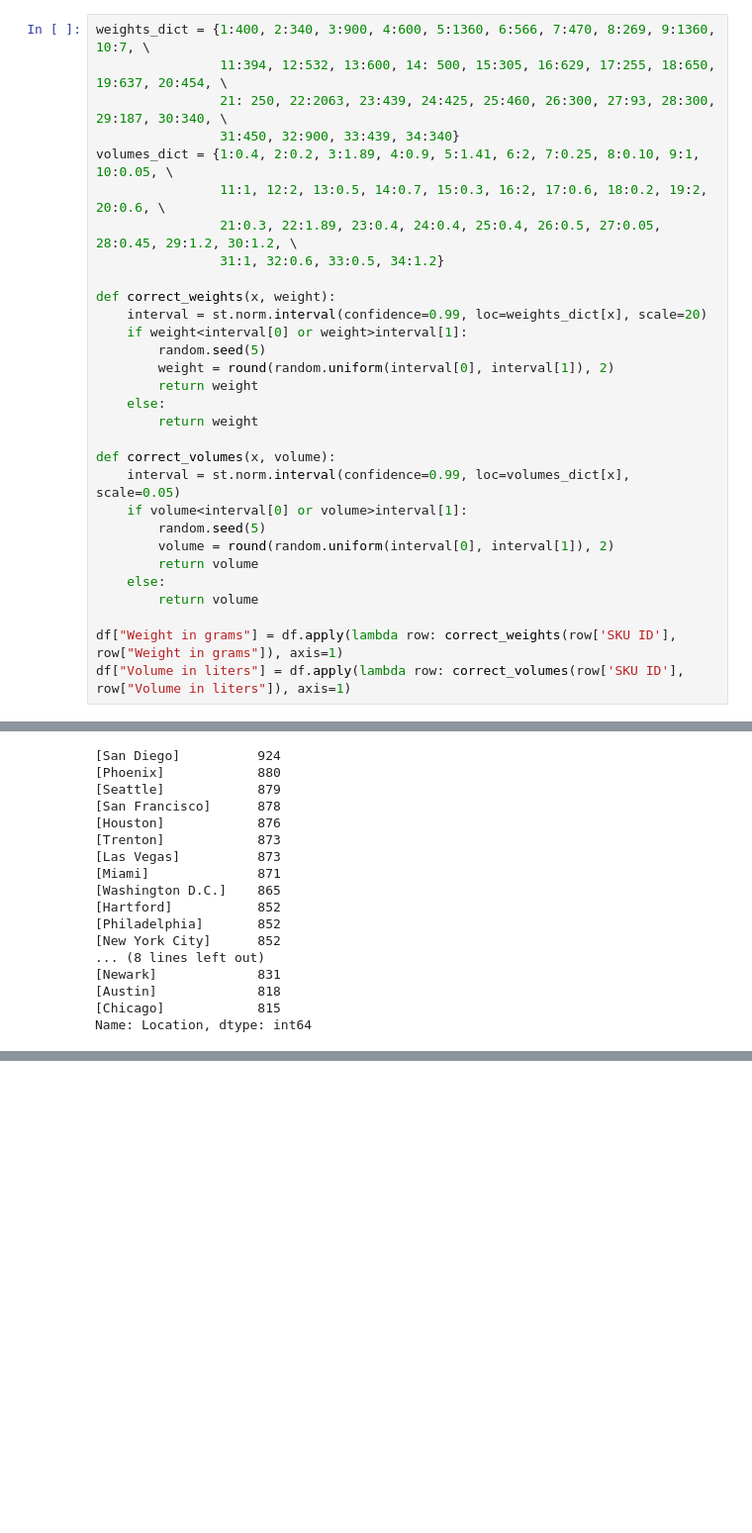
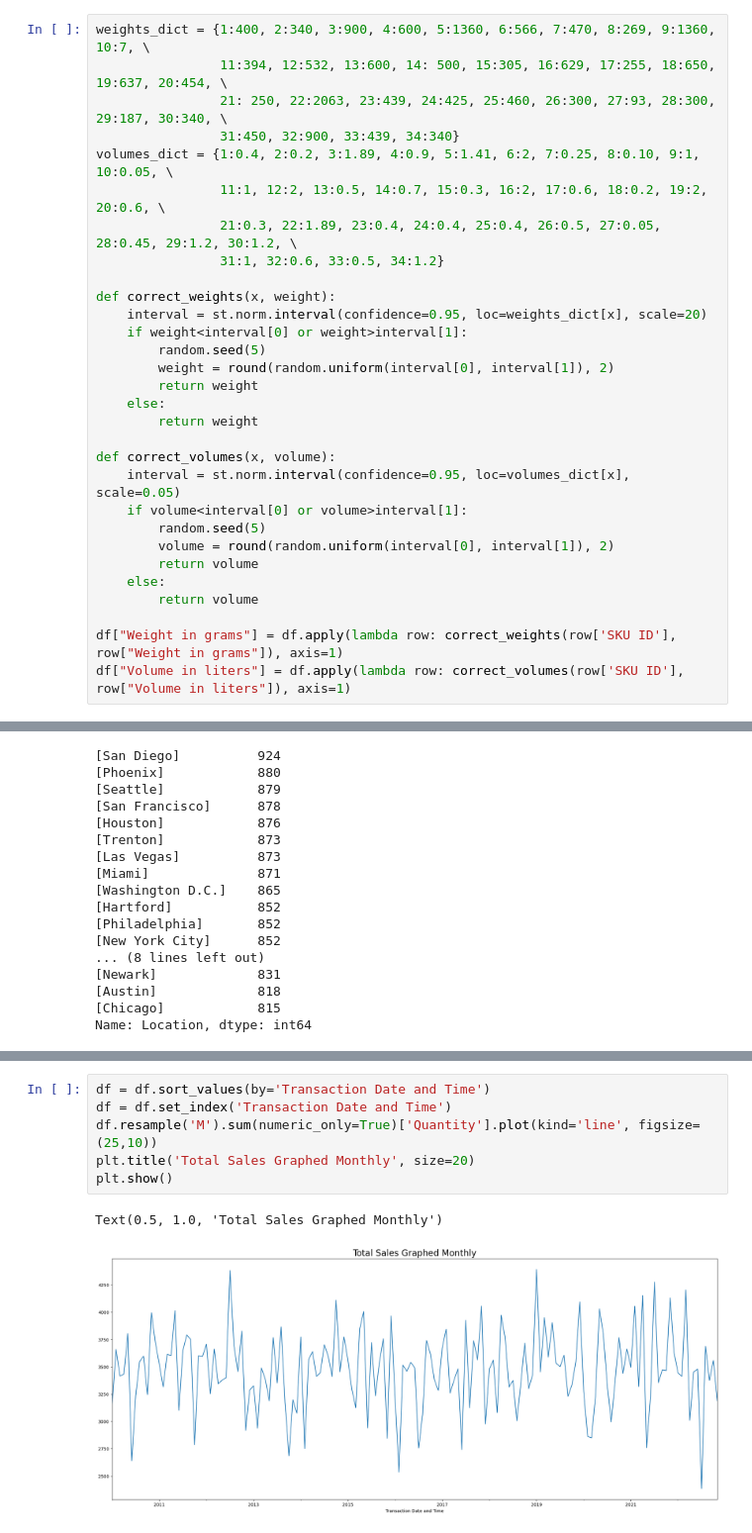
Before and after one commit to Nasibul/e-commerce, a Jupyter notebook: ml-inventory/E-Commerce Analysis.ipynb, the cells around one changed output, grey strips where cells are left out. Shown at 99% size. Drawn from its saved outputs; the diff is of its cells as text; blank space fills up the shorter version.

```diff
--- a/ml-inventory/E-Commerce Analysis.ipynb
+++ b/ml-inventory/E-Commerce Analysis.ipynb
@@ -70,7 +70,7 @@ volumes_dict = {1:0.4, 2:0.2, 3:1.89, 4:0.9, 5:1.41, 6:2, 7:0.25, 8:0.10, 9:1, 1
                 31:1, 32:0.6, 33:0.5, 34:1.2}
 
 def correct_weights(x, weight):
-    interval = st.norm.interval(confidence=0.99, loc=weights_dict[x], scale=20)
+    interval = st.norm.interval(confidence=0.95, loc=weights_dict[x], scale=20)
     if weight<interval[0] or weight>interval[1]:
         random.seed(5)
         weight = round(random.uniform(interval[0], interval[1]), 2)
@@ -79,7 +79,7 @@ def correct_weights(x, weight):
         return weight
 
 def correct_volumes(x, volume):
-    interval = st.norm.interval(confidence=0.99, loc=volumes_dict[x], scale=0.05)
+    interval = st.norm.interval(confidence=0.95, loc=volumes_dict[x], scale=0.05)
     if volume<interval[0] or volume>interval[1]:
         random.seed(5)
         volume = round(random.uniform(interval[0], interval[1]), 2)
@@ -267,0 +270,9 @@ Name: Location, dtype: int64
+# %%
+df = df.sort_values(by='Transaction Date and Time')
+df = df.set_index('Transaction Date and Time')
+df.resample('M').sum(numeric_only=True)['Quantity'].plot(kind='line', figsize=(25,10))
+plt.title('Total Sales Graphed Monthly', size=20)
+plt.show()
+# %% [output]
+Text(0.5, 1.0, 'Total Sales Graphed Monthly')
+[figure, added]
```
Also changed, not shown: parts of 9 cells of this notebook.
